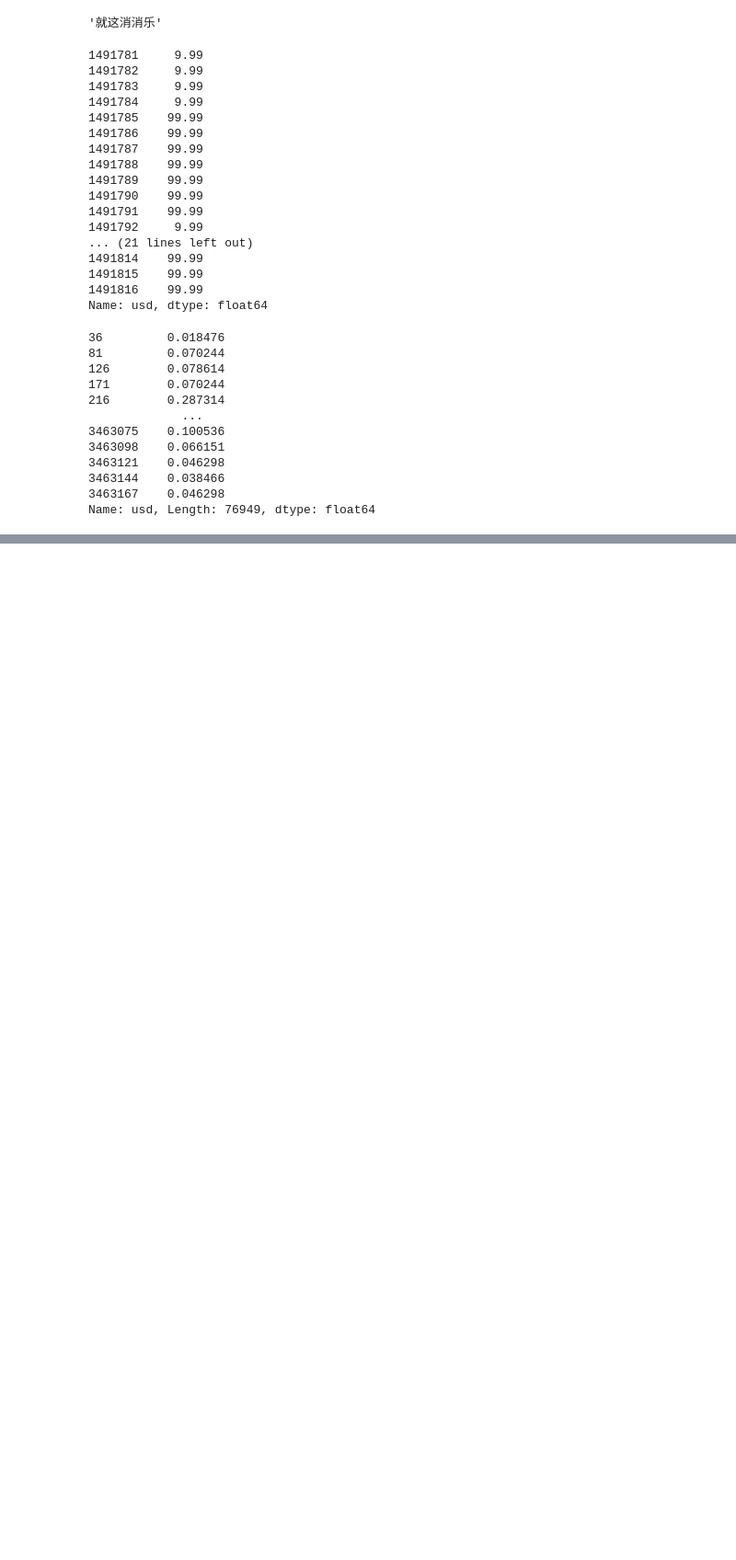
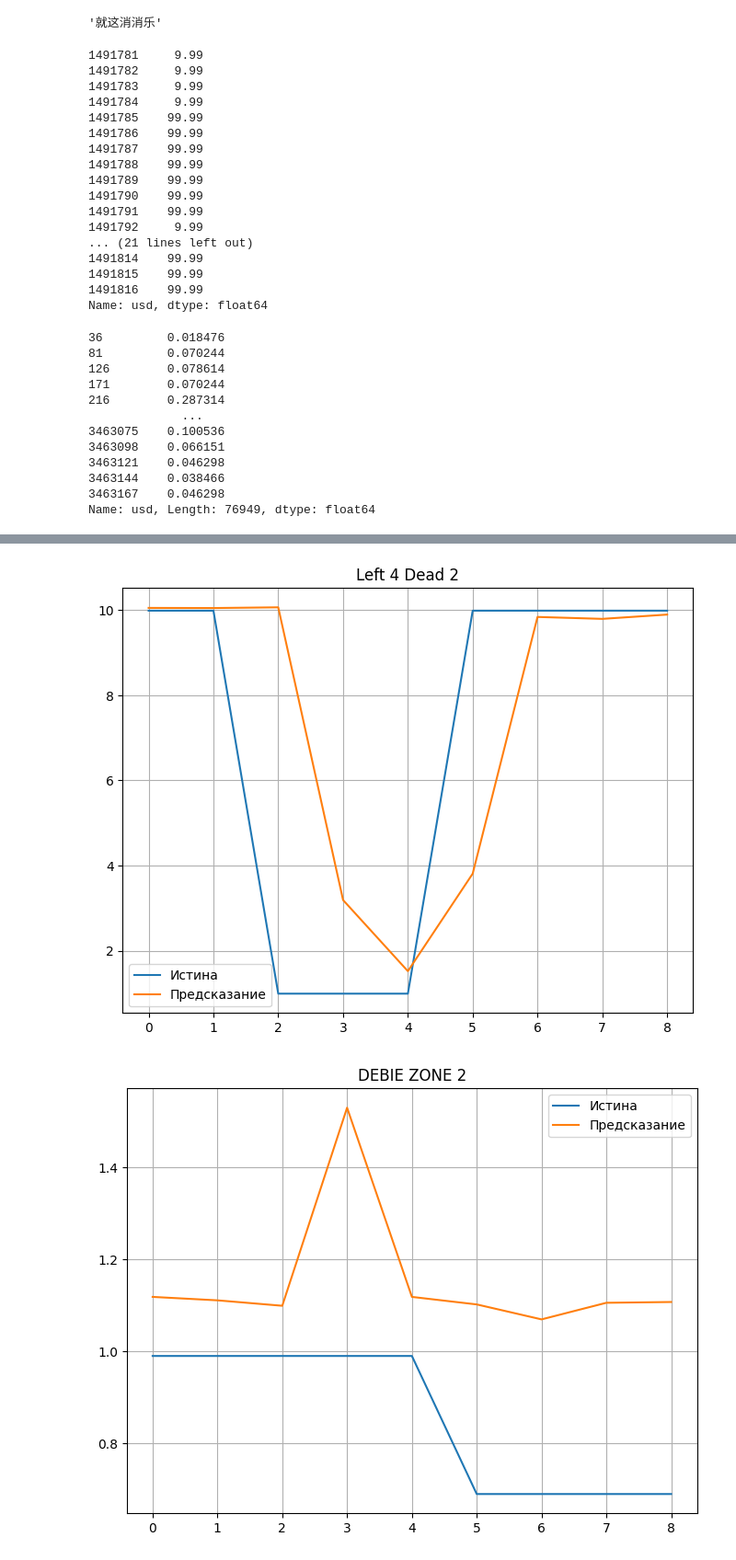
Before and after one commit to Dezzelshipc/CompMath2, a Jupyter notebook: project-1/project.ipynb, the cells around one changed output, grey strips where cells are left out. Shown at 92% size. Cells and saved outputs as stored; diff of their text form; code cells hidden in the pictures; blank space fills up the shorter version.

```diff
--- a/project-1/project.ipynb
+++ b/project-1/project.ipynb
@@ -758,0 +775,28 @@ for _date in da[da >= test_start_date]:
+# %%
+LIST = [
+    # (1145360, "Hades"),
+    # (1196590, "Resident Evil Village"),
+    # (250900, "The Binding of Isaac: Rebirth"),
+    # (2114740, "Blasphemous 2"),
+    # (526870, "Satisfactory"),
+    (550, "Left 4 Dead 2"),
+    (3416630,"DEBIE ZONE 2"),
+    (10,"Counter-Strike"),
+    (100,"Counter-Strike: Condition Zero"),
+    (699920, "Despotism 3k")
+]
+
+for GAME_ID, NAME in LIST:
+    mask = df_test['gameid'] == GAME_ID
+
+    l = len(y_true[mask])
+
+    plt.figure(figsize=(8,6))
+    plt.title(NAME)
+    plt.grid()
+    plt.plot(range(l), y_true[mask])
+    plt.plot(range(l), y_pred[mask])
+    plt.legend(["Истина", "Предсказание"])
+# %% [output]
+[figure, added]
+[figure, added]
```
Also changed, not shown: parts of 7 cells of this notebook.
